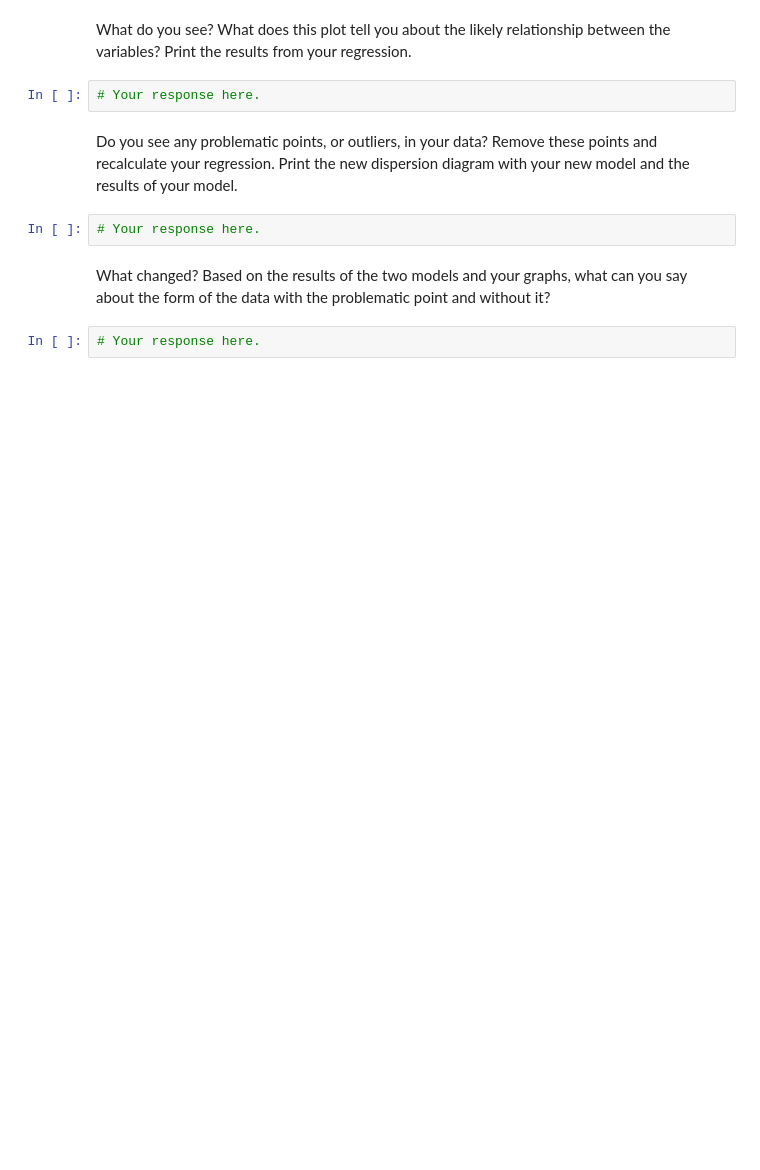
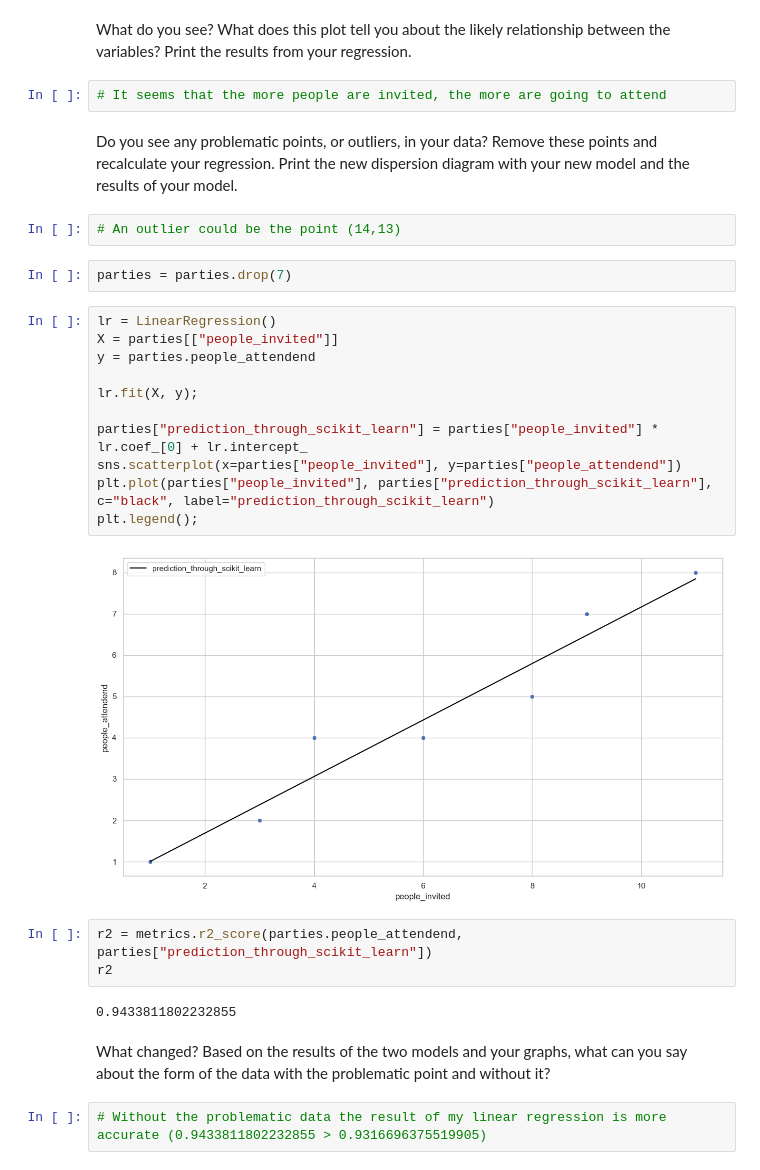
Before and after one commit to Ironhack-data-bcn-oct-2023/lab-regression-analysis, a Jupyter notebook: your-code.ipynb, the cells around one changed output. Drawn from its saved outputs; the diff is of its cells as text; blank space fills up the shorter version.

```diff
--- a/your-code.ipynb
+++ b/your-code.ipynb
@@ -100,12 +274,32 @@ Draw a dispersion diagram (scatter plot) for the data, and fit a regression line
 # %% [markdown]
 What do you see? What does this plot tell you about the likely relationship between the variables? Print the results from your regression.
-# %%
-# Your response here.
+# %%
+# It seems that the more people are invited, the more are going to attend
 # %% [markdown]
 Do you see any problematic points, or outliers, in your data? Remove these points and recalculate your regression. Print the new dispersion diagram with your new model and the results of your model.
-# %%
-# Your response here.
+# %%
+# An outlier could be the point (14,13)
+# %%
+parties = parties.drop(7)
+# %%
+lr = LinearRegression()
+X = parties[["people_invited"]]
+y = parties.people_attendend
+
+lr.fit(X, y);
+
+parties["prediction_through_scikit_learn"] = parties["people_invited"] * lr.coef_[0] + lr.intercept_
+sns.scatterplot(x=parties["people_invited"], y=parties["people_attendend"])
+plt.plot(parties["people_invited"], parties["prediction_through_scikit_learn"], c="black", label="prediction_through_scikit_learn")
+plt.legend();
+# %% [output]
+[figure, added]
+# %%
+r2 = metrics.r2_score(parties.people_attendend, parties["prediction_through_scikit_learn"])
+r2
+# %% [output]
+0.9433811802232855
 # %% [markdown]
 What changed? Based on the results of the two models and your graphs, what can you say about the form of the data with the problematic point and without it?
-# %%
-# Your response here.
+# %%
+# Without the problematic data the result of my linear regression is more accurate (0.9433811802232855 > 0.9316696375519905)
```
Also changed, not shown: parts of 38 cells of this notebook.
